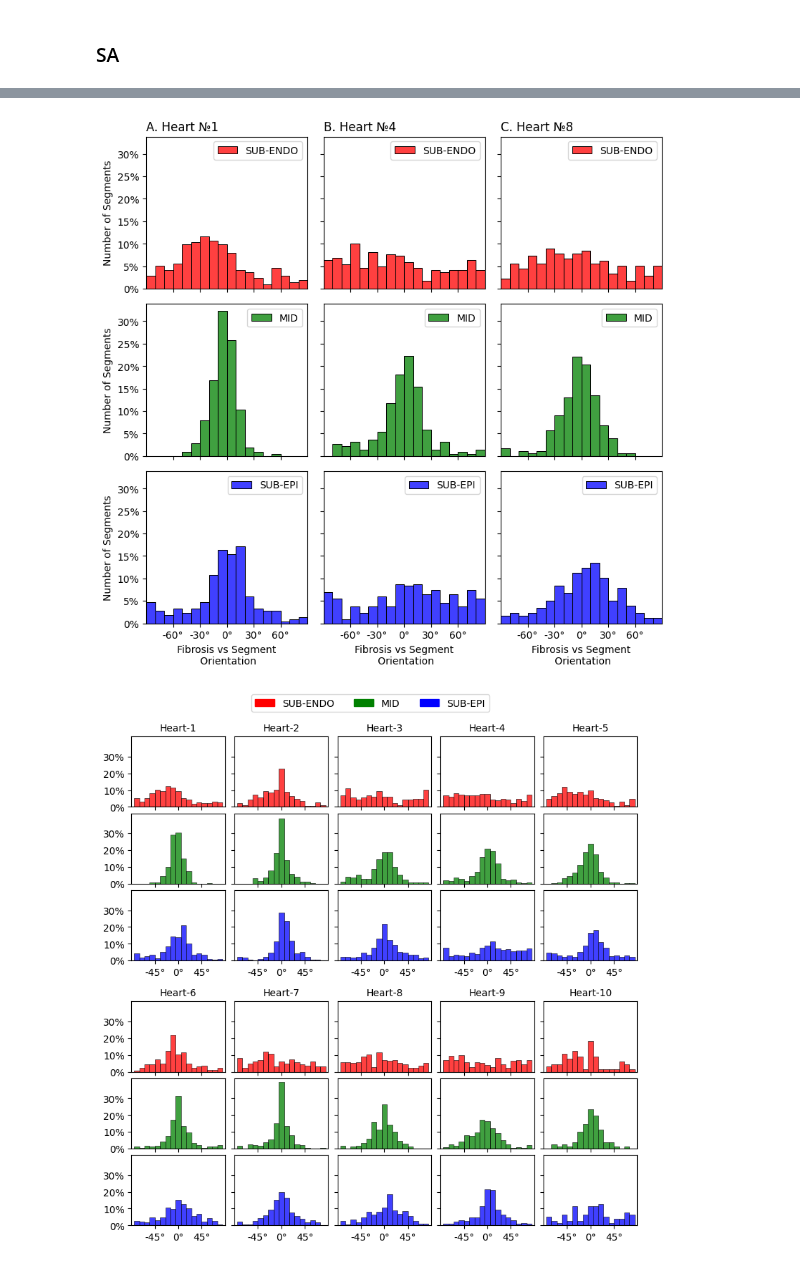
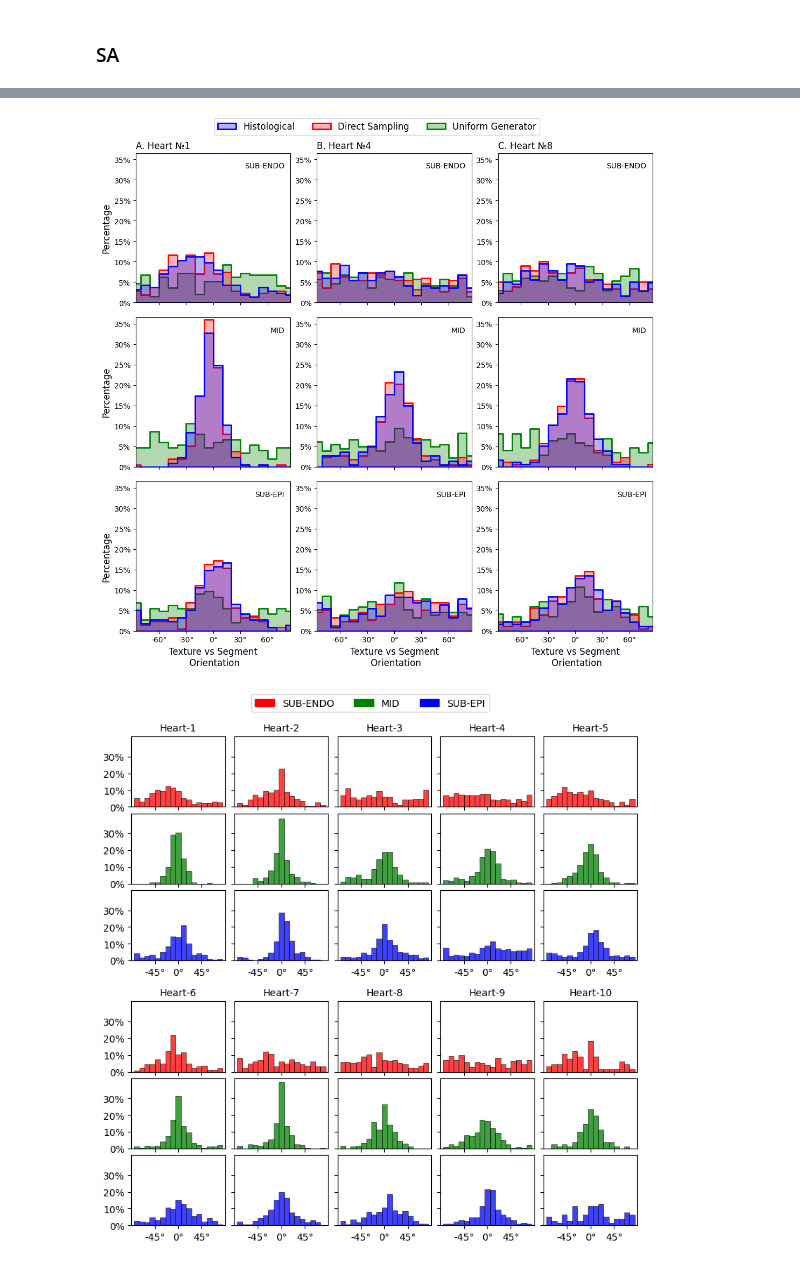
Before and after one commit to AOkenov/FibrosisAnalysis, a Jupyter notebook: paperfigures/structural_anisotropy.ipynb, the cells around one changed output, grey strips where cells are left out. Cells and saved outputs as stored; diff of their text form; code cells hidden in the pictures.

Commit message:
New images

```diff
--- a/paperfigures/structural_anisotropy.ipynb
+++ b/paperfigures/structural_anisotropy.ipynb
@@ -103,2 +82,13 @@ data.head()
+# %%
+path = Path('/Users/arstanbek/Library/CloudStorage/OneDrive-UGent/data')
+
+hearts = ['E10691_RBM20', 'E11444_LMNA', 'E10927_MYBPC3']
+# hearts = ['E11444_LMNA']
+
+n_angular = 12
+n_radial = 3
+node_step = 3
+
+data, data_ds, data_gen = collect_data(path, hearts, n_radial, n_angular, node_step)
 # %% [markdown]
 ### SA
@@ -137,0 +95,5 @@ plt.show()
+# %%
+data['source'] = 'Histological'
+data_gen['source'] = 'Uniform Generator'
+data_ds['source'] = 'Direct Sampling'
+data_all = pd.concat([data, data_ds, data_gen], ignore_index=True)
@@ -149,52 +170,75 @@ array([-1.48352986, -1.30899694, -1.13446401, -0.95993109, -0.78539816,
 # %%
+from matplotlib.colors import to_rgba
+
+
 def degrees_formatter(x, pos):
     return f'{x * 180 / np.pi:.0f}°'
 
 
 titles = ['A', 'B', 'C']
-fig, axs = plt.subplots(ncols=3, nrows=3, figsize=(8, 8),
-                        sharey=True, sharex=True)
+
+COLORS = ['blue', 'red', 'green']
+fig, axs = plt.subplots(ncols=3, nrows=3, figsize=(12, 12),
+                        sharex=True)
 
 for i, heart in enumerate(hearts):
     axs[0, i].set_title(f'{titles[i]}. {heart_labels[i]}',
                         fontsize=12, loc='left')
-    axs[-1, i].set_xlabel('Fibrosis vs Segment\n Orientation', fontsize=10)
-    axs[i, 0].set_ylabel('Number of Segments', fontsize=10)
+    axs[-1, i].set_xlabel('Texture vs Segment\n Orientation', fontsize=12)
 
-    for j, location in enumerate(['SUB-ENDO', 'MID', 'SUB-EPI']):
+    # for j, df in enumerate([data, data_ds, data_gen]):
 
-        ax = axs[j, i]
+    for l, location in enumerate(['SUB-ENDO', 'MID', 'SUB-EPI']):
 
-        df = data[(data['heart'] == heart) & (data['location'] == location)]
-        sns.histplot(x=df['relative_orientation'].values,
+        ax = axs[l, i]
+
+        ddf = data_all[(data_all['heart'] == heart) & (data_all['location'] == location)]
+        sns.histplot(data=ddf, x='relative_orientation', hue='source',
+                     hue_order=['Histological', 'Direct Sampling', 'Uniform Generator'],
                      bins=np.linspace(-90, 90, 19) / 180 * np.pi,
-                     ax=ax, color=COLORS[location], stat='percent')
-        ax.legend([location], loc='upper right', fontsize=10)
-        ax.set_xlim([-np.pi/2, np.pi/2])
+                     ax=ax, stat='percent',
+                     common_norm=False, palette=COLORS, alpha=0.3,
+                     multiple="layer",
+                     element='step',
+                     legend=False,
+                     linewidth=2)
+        ax.annotate(location, xy=(0.96, 0.9), xycoords='axes fraction',
+                    fontsize=10, ha='right')
+        ax.set_xlim([-0.95 * np.pi/2, 0.95 * np.pi/2])
         # ax.set_title(f'{heart}-{location}')
         ax.xaxis.set_major_formatter(ticker.FuncFormatter(degrees_formatter))
         ax.yaxis.set_major_formatter(ticker.PercentFormatter(xmax=100,
-                                                             decimals=0))
+                                                            decimals=0))
 
         # ax.set_yticks([0, 10, 20, 30])
+        ax.set_ylim(0, 36.5)
         ax.set_xticks(np.arange(-60, 70, 30) / 180 * np.pi)
-        # ax.set_ylabel('')
+        ax.set_ylabel('')
 
+for i in range(3):
+    axs[i, 0].set_ylabel('Percentage', fontsize=12)
 
-
-plt.subplots_adjust(top=0.9,
-                    bottom=0.05,
-                    left=0.05,
-                    right=0.95,
+fig.legend(handles=[mpatches.Patch(edgecolor=COLORS[i],
+                                   facecolor=to_rgba(COLORS[i], alpha=0.3),
+                                   lw=2,
+                                   label=l) for i, l in enumerate(['Histological',
+                                                                   'Direct Sampling',
+                                                                   'Uniform Generator'])],
+           loc='upper center', ncol=3, prop={'size': 12})
+# fig.legend(loc='upper center', ncol=3, prop={'size': 10})
+plt.subplots_adjust(top=0.94,
+                    bottom=0.2,
+                    left=0.1,
+                    right=0.9,
                     hspace=0.1,
-                    wspace=0.1)
+                    wspace=0.17)
 # fig.legend(handles=[mpatches.Patch(color=COLORS[l],
 #                                    label=l) for l in ['SUB-ENDO', 'MID',
 #                                                       'SUB-EPI']],
         #    loc='upper center', ncol=3, prop={'size': 10})
 plt.show()
 # %% [output]
-[figure, old version]
+[figure, new version]
 # %%
 path_save = Path('/Users/arstanbek/Projects/FibrosisAnalysis/paperfigures/figures')
 fig.savefig(path_save.joinpath('structural_orientation.png'),
```
Also changed, not shown: parts of 6 cells of this notebook, 27 other files.
